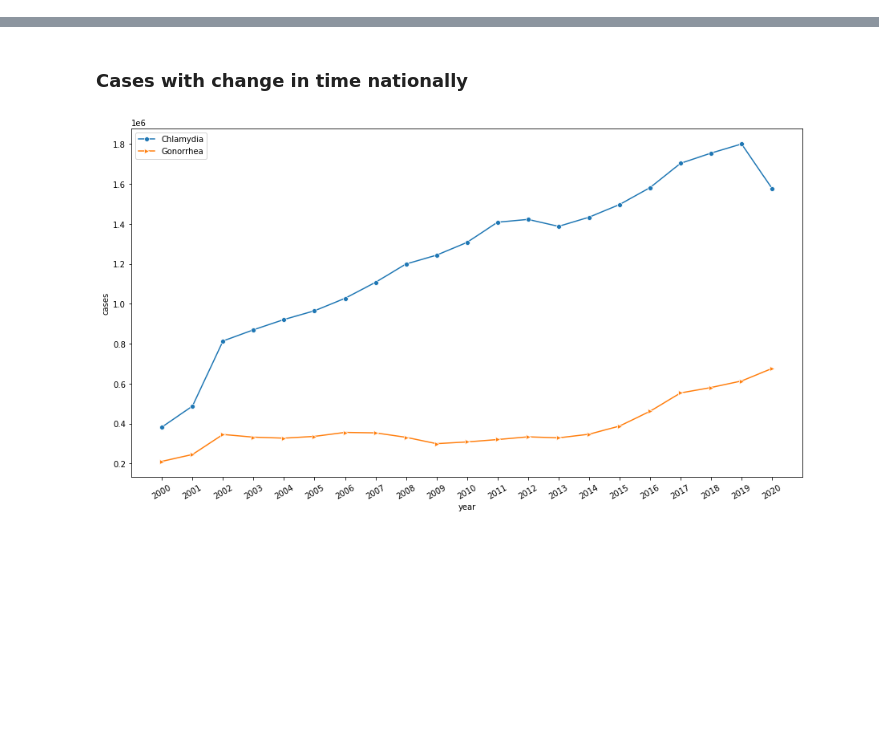
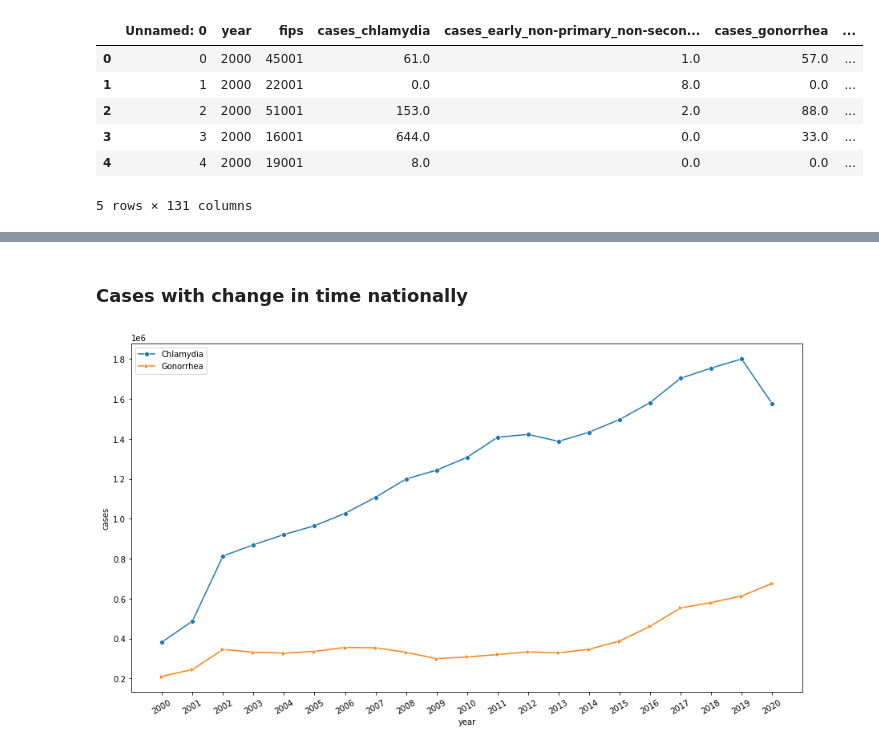
Before and after one commit to JayRPhilbrick/bdsi22dataminingsti, a Jupyter notebook: Notebooks/Exploratory_data_analysis_STI.ipynb, the cells around one changed output, grey strips where cells are left out. Drawn from its saved outputs; the diff is of its cells as text; code cells hidden in the pictures; blank space fills up the shorter version.

```diff
--- a/Notebooks/Exploratory_data_analysis_STI.ipynb
+++ b/Notebooks/Exploratory_data_analysis_STI.ipynb
@@ -4,7 +4,17 @@ import numpy as np
 import seaborn as sns
 import matplotlib.pyplot as plt
 # %%
-data = pd.read_csv("../Data/clean/CDC/CDCSTDoverall2000_2020_clean.csv")
+data = pd.read_csv("../Data/Intermediate/CDCSTDoverall2000_2020_processed.csv")
+# %%
+data.head()
+# %% [output]
+|  | Unnamed: 0 | year | fips | cases_chlamydia | cases_early_non-primary_non-secon... | cases_gonorrhea | ... |
+| 0 | 0 | 2000 | 45001 | 61.0 | 1.0 | 57.0 | ... |
+| 1 | 1 | 2000 | 22001 | 0.0 | 8.0 | 0.0 | ... |
+| 2 | 2 | 2000 | 51001 | 153.0 | 2.0 | 88.0 | ... |
+| 3 | 3 | 2000 | 16001 | 644.0 | 0.0 | 33.0 | ... |
+| 4 | 4 | 2000 | 19001 | 8.0 | 0.0 | 0.0 | ... |
+5 rows × 131 columns
 # %%
 df_sum = data.groupby(['year'])['cases_gonorrhea','cases_chlamydia','cases_early_non-primary_non-secondary_syphilis','cases_primary_and_secondary_syphilis'].sum().reset_index()
 # %%
```
Also changed, not shown: parts of 8 cells of this notebook, 2 other files.
